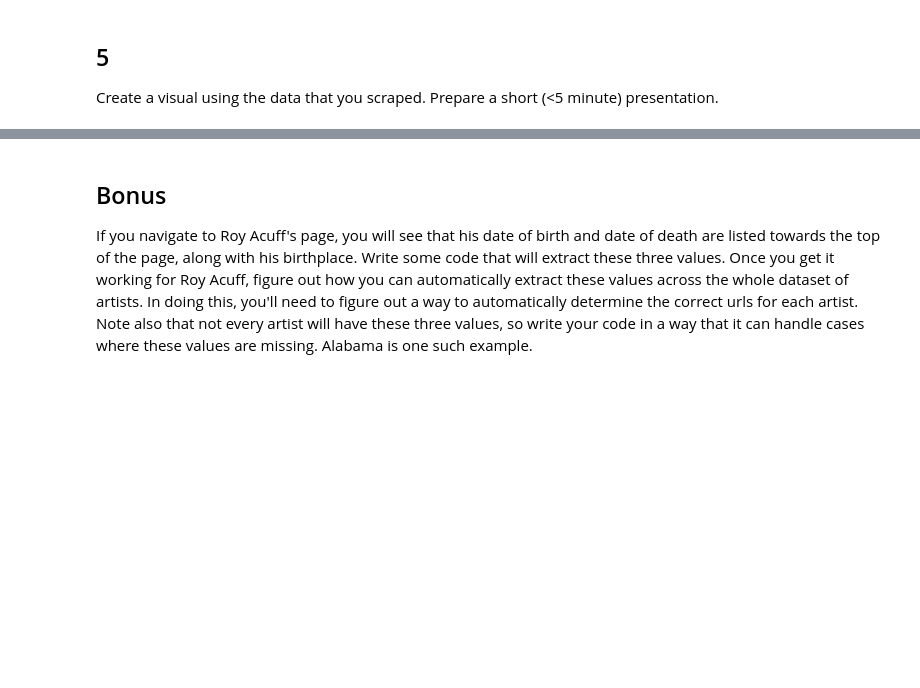
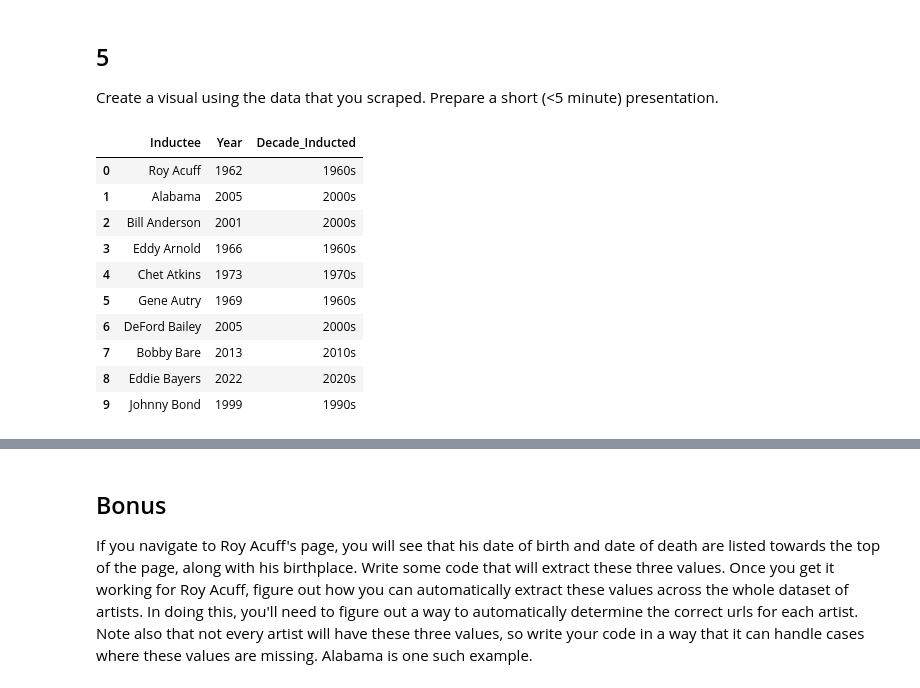
Before and after one commit to NSS-Data-Analytics-Cohort-6/web-scraping-country-music-hof-caitbrown12, a Jupyter notebook: notebook/Country_Music_HOF_webscraping.ipynb, the cells around one changed output, grey strips where cells are left out. Drawn from its saved outputs; the diff is of its cells as text; code cells hidden in the pictures; blank space fills up the shorter version.

```diff
--- a/notebook/Country_Music_HOF_webscraping.ipynb
+++ b/notebook/Country_Music_HOF_webscraping.ipynb
@@ -295,3 +364,35 @@ import matplotlib.pyplot as plt
 import seaborn as sns
 %matplotlib inline
 from ipywidgets import interactive
+# %%
+def assign_decade(row):
+    if row <= 1969:
+        result = "1960s"
+    elif row <= 1979:
+        result = "1970s"
+    elif row <= 1989:
+        result = "1980s"
+    elif row <= 1999:
+        result = "1990s"
+    elif row <= 2009:
+        result = "2000s"
+    elif row <= 2019:
+        result = "2010s"
+    else:
+        result = "2020s"
+    return result
+
+hof_members['Decade_Inducted'] = hof_members['Year'].apply(assign_decade)
+hof_members.head(10)
+# %% [output]
+|  | Inductee | Year | Decade_Inducted |
+| 0 | Roy Acuff | 1962 | 1960s |
+| 1 | Alabama | 2005 | 2000s |
+| 2 | Bill Anderson | 2001 | 2000s |
+| 3 | Eddy Arnold | 1966 | 1960s |
+| 4 | Chet Atkins | 1973 | 1970s |
+| 5 | Gene Autry | 1969 | 1960s |
+| 6 | DeFord Bailey | 2005 | 2000s |
+| 7 | Bobby Bare | 2013 | 2010s |
+| 8 | Eddie Bayers | 2022 | 2020s |
+| 9 | Johnny Bond | 1999 | 1990s |
```
Also changed, not shown: parts of 20 cells of this notebook.
